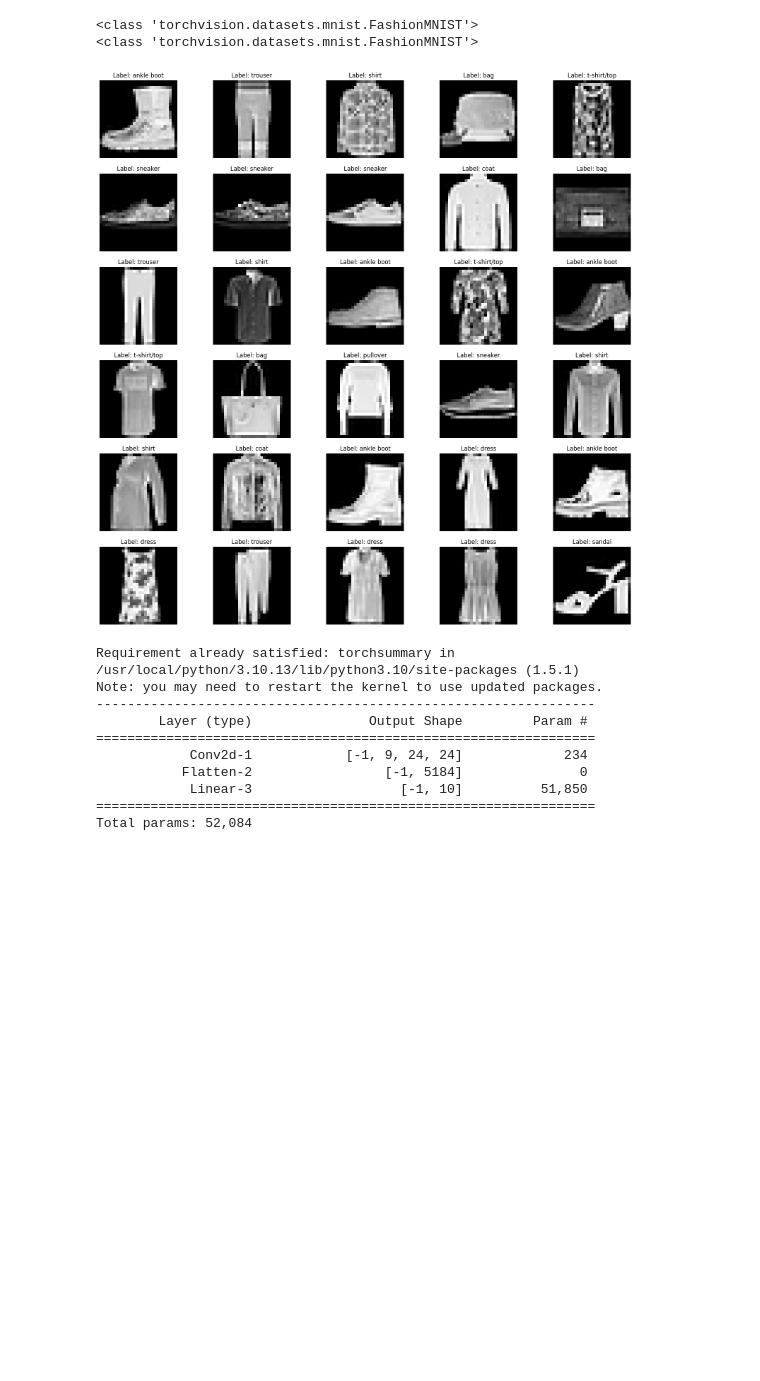
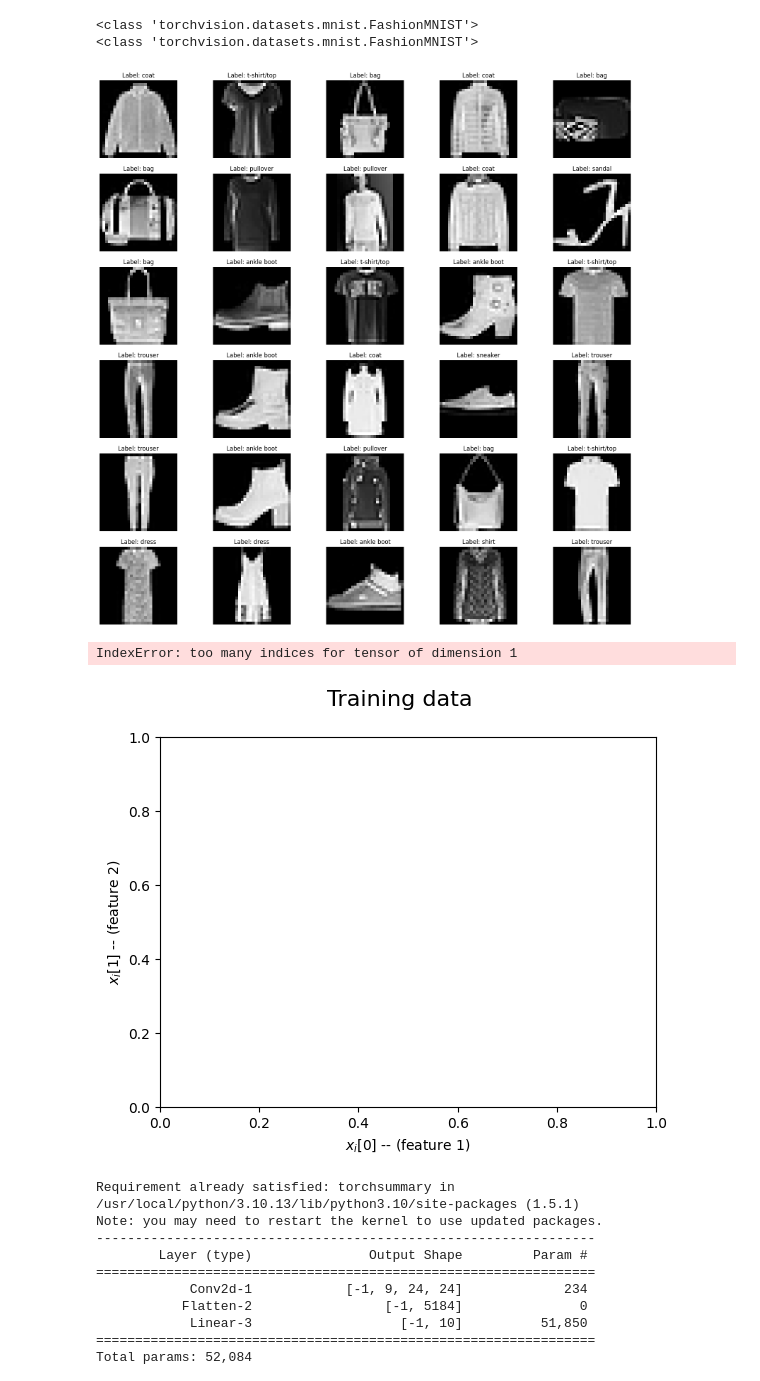
Before and after one commit to Konkuk-Univ-Glocal-Campus/introai202401-midterm-LeeEulHo, a Jupyter notebook: CNN_classification_202121859 copy.ipynb, the cells around one changed output. Cells and saved outputs as stored; diff of their text form; code cells hidden in the pictures; blank space fills up the shorter version.

Commit message:
plot_dataset edit

```diff
--- a/CNN_classification_202121859 copy.ipynb
+++ b/CNN_classification_202121859 copy.ipynb
@@ -88,31 +88,44 @@ print(type(data_test))
 # %%
 #2. 이미지 데이터의 형태 및 클레스 레이블을 시각적 탐색 및 분석 진행 (training data에 대한 추가)
 
 import matplotlib.pyplot as plt
 
 # 이미지 데이터에 저장되어 있는 종류를 출력하기 전에 레이블을 공식 데이터에 따라 정의
 labels_map = { 0: "t-shirt/top", 1: "trouser", 2: "pullover", 3: "dress", 4: "coat", 5: "sandal", 6: "shirt", 7: "sneaker", 8: "bag", 9: "ankle boot"}
 
 #1. cmap을 통해 이미지 데이터 중 랜덤으로 뽑아 종류에 대한 확인
 # 하단의 cmap을 통해서 확인하면 데이터는 gray 이미지로 구성되어 있음을 확인 가능하다.
 
 figure = plt.figure(figsize=(20, 20)) #사이즈를 20, 20으로 지정
 cols, rows = 5, 6 #5행 6열 구성으로 총 30개의 샘플 데이터가 출력될 것임.
 
 for i in range(1, cols * rows + 1): # 위에서 지정한 배열에 맞게 30개의 샘플 데이터를 출력함
     sample_idx = torch.randint(len(data_train), size=(1,)).item() #torch의 randint를 이용해 랜덤한 인덱스 하나를 선택함
     img, label = data_train[sample_idx] #data_train에 sample_idx에 해당하는 이미지와 레이블을 가져옴
 
     figure.add_subplot(rows, cols, i) # 순서대로 이미지와 레이블을 추가함
     plt.title(f"Label: {labels_map[label]}") # 레이블 명을 이미지 위에 추가 (위에서 정의한 레이블 명을 해당하는 것을 찾아서 추가)
     plt.axis("off") # 세부적인 눈금이나 필요없는 것들은 지워버림
     plt.imshow(img.squeeze(), cmap="gray") # 이미지를 보여주며, gray 이미지로 표시함.
 
 plt.show() # 이미지 보기
 
 #2. data_train의 분포를 확인해보기
+
+def plot_dataset(suptitle, features, labels):
+    # 그래프 그리기 준비
+    fig, ax = pylab.subplots(1, 1)
+    fig.suptitle(suptitle, fontsize = 16)
+    ax.set_xlabel('$x_i[0]$ -- (feature 1)')
+    ax.set_ylabel('$x_i[1]$ -- (feature 2)')
+    ax.scatter(features[:, 0], features[:, 1], marker='o', s=100, alpha = 0.5)
+    fig.show()
+
+plot_dataset('Training data', data_train, data_train) #테스트 데이터는 보지 않았음 훈련 데이터만 확인함.
 # %% [output]
-[figure, old version]
+[figure, new version]
+IndexError: too many indices for tensor of dimension 1
+[figure, added]
 # %%
 #3. CNN 모델 구축 (1개의 컨볼루션 레이어, 풀링 레이어 포함)
 
```
